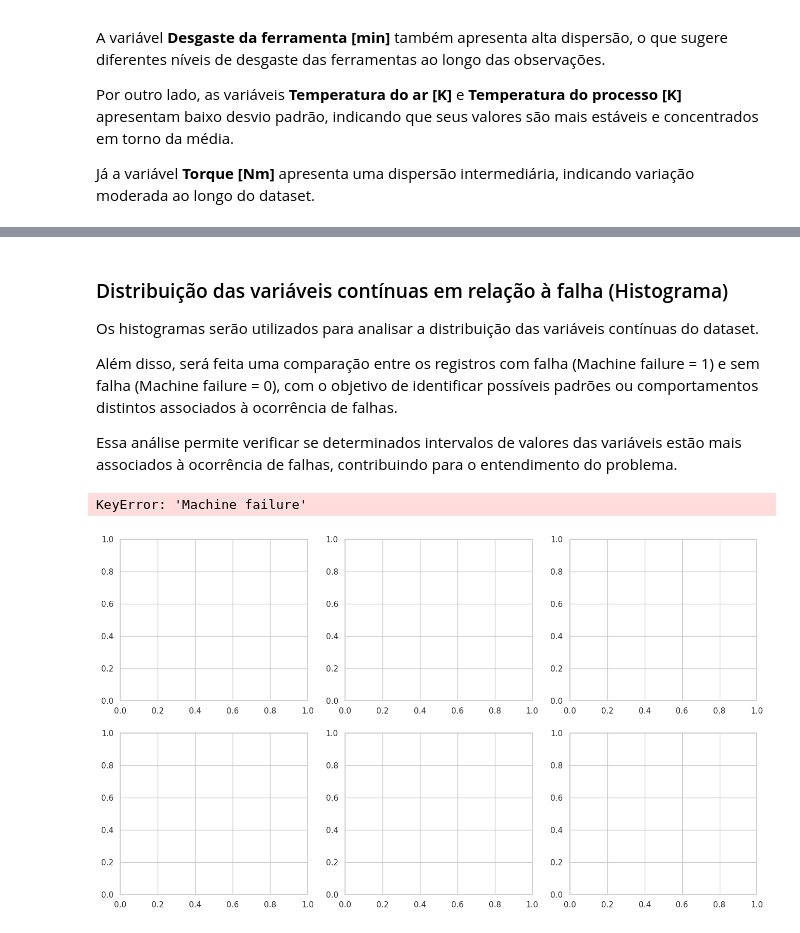
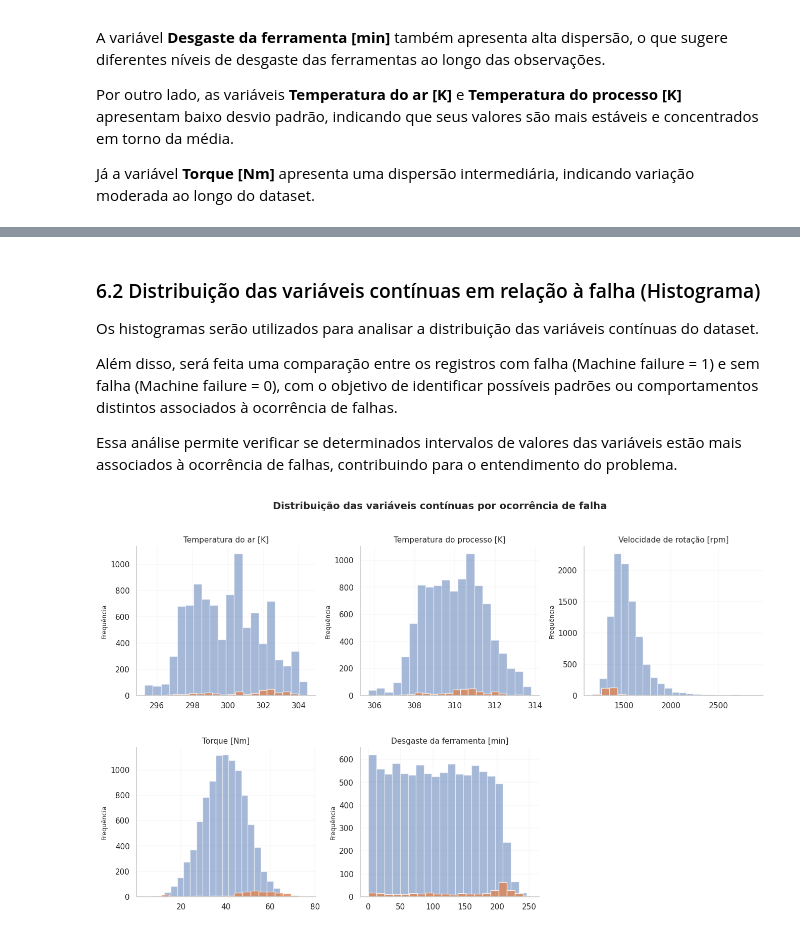
Before and after one commit to thaygorh/Analise-de-Dados-e-Boas-Praticas, a Jupyter notebook: mvp-analise-dados-e-boas-praticas.ipynb, the cells around one changed output, grey strips where cells are left out. Saved outputs shown, nothing was run; the diff lists cells and outputs as text; code cells hidden in the pictures.

```diff
--- a/mvp-analise-dados-e-boas-praticas.ipynb
+++ b/mvp-analise-dados-e-boas-praticas.ipynb
@@ -499,5 +440,5 @@ plt.show()
 # %% [markdown]
-### Distribuição das variáveis contínuas em relação à falha (Histograma)
+### 6.2 Distribuição das variáveis contínuas em relação à falha (Histograma)
 
 Os histogramas serão utilizados para analisar a distribuição das variáveis contínuas do dataset.
 
@@ -505,62 +446,62 @@ Além disso, será feita uma comparação entre os registros com falha (Machine
 
 Essa análise permite verificar se determinados intervalos de valores das variáveis estão mais associados à ocorrência de falhas, contribuindo para o entendimento do problema.
 # %%
-import matplotlib.pyplot as plt
-
+# variáveis contínuas
 variaveis = [
-    'Air temperature [K]',
-    'Process temperature [K]',
-    'Rotational speed [rpm]',
+    'Temperatura do ar [K]',
+    'Temperatura do processo [K]',
+    'Velocidade de rotação [rpm]',
     'Torque [Nm]',
-    'Tool wear [min]'
+    'Desgaste da ferramenta [min]'
 ]
 
-fig, axes = plt.subplots(2, 3, figsize=(16,9))
+fig, axes = plt.subplots(2, 3, figsize=(16, 9))
 axes = axes.flatten()
 
 for i, var in enumerate(variaveis):
     ax = axes[i]
 
     # sem falha (azul)
-    df_analysis[df_analysis['Machine failure'] == 0][var].hist(
-        bins=20, alpha=0.5, color='#4C72B0', ax=ax
+    df_analysis[df_analysis['Falha da máquina'] == 0][var].hist(
+        bins=20, alpha=0.5, color="#4C72B0", ax=ax
     )
 
     # com falha (laranja)
-    df_analysis[df_analysis['Machine failure'] == 1][var].hist(
-        bins=20, alpha=0.8, color='#DD8452', ax=ax
+    df_analysis[df_analysis['Falha da máquina'] == 1][var].hist(
+        bins=20, alpha=0.8, color="#DD8452", ax=ax
     )
 
     ax.set_title(var, fontsize=11)
 
-    # 🔥 agora mostramos o eixo Y corretamente
+    # eixo Y
     ax.set_ylabel('Frequência', fontsize=9)
 
     # remover label do eixo X (menos poluição)
     ax.set_xlabel('')
 
-    # grid mais fino
+    # grid leve
     ax.grid(True, linewidth=0.3, alpha=0.5)
 
     # remover bordas
     ax.spines['top'].set_visible(False)
     ax.spines['right'].set_visible(False)
 
-# remover gráfico vazio
+# remover gráfico vazio (último subplot)
 fig.delaxes(axes[5])
 
+# título geral
 fig.suptitle(
-    'Distribuição das variáveis contínuas com destaque para ocorrências de falha',
+    'Distribuição das variáveis contínuas por ocorrência de falha',
     fontsize=14,
+    weight='bold',
     y=0.98
 )
 
 plt.subplots_adjust(hspace=0.35, wspace=0.25)
 
 plt.show()
 # %% [output]
-KeyError: 'Machine failure'
-[figure, old version]
+[figure, new version]
 # %% [markdown]
 ### Principais padrões observados nos histogramas
 
```
Also changed, not shown: parts of 20 cells of this notebook.
